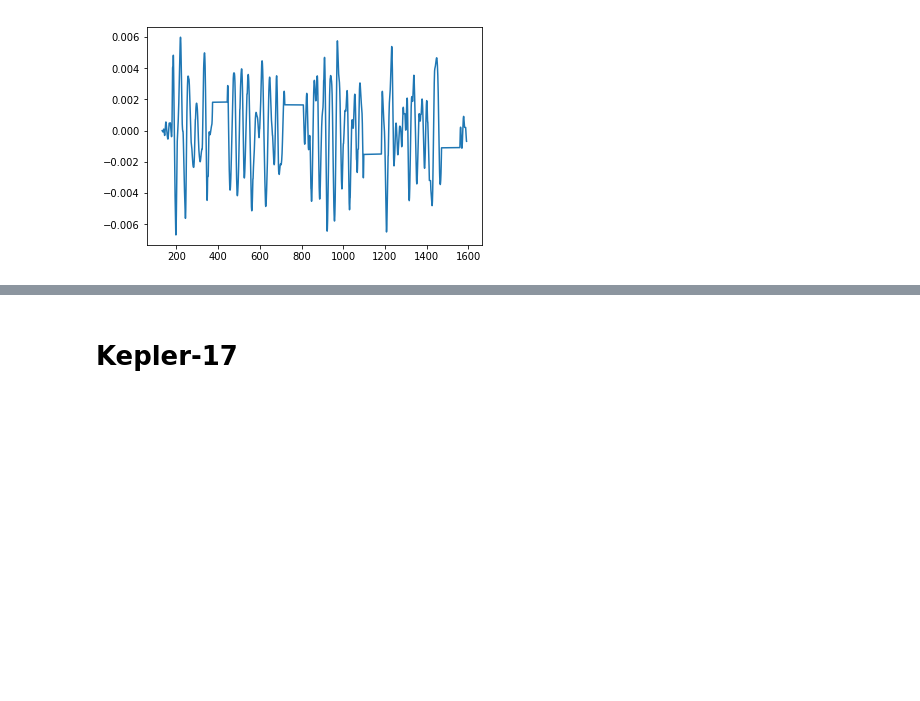
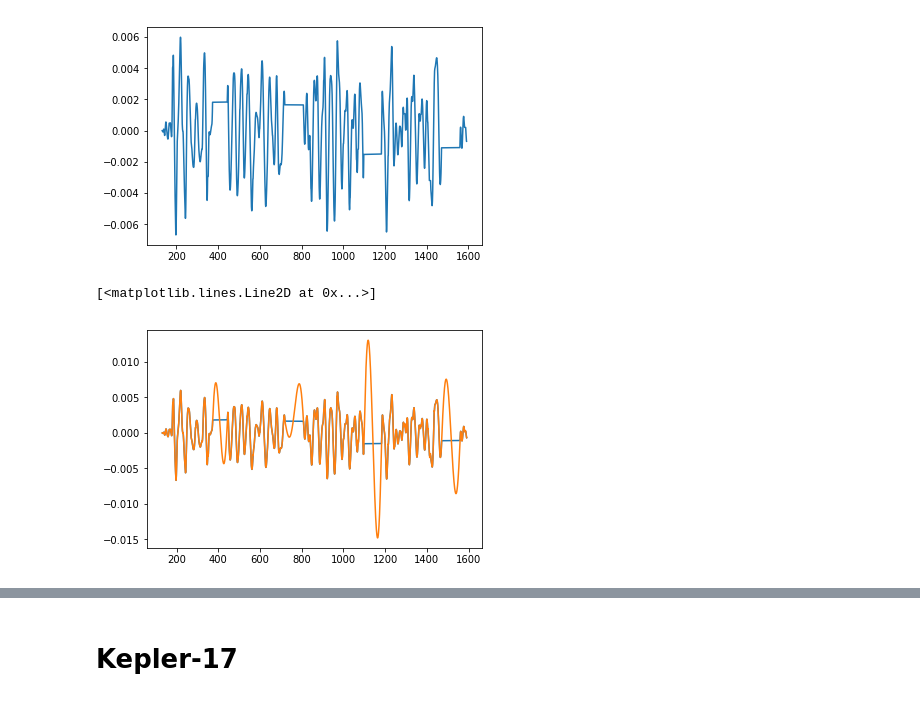
Before and after one commit to bmorris3/starsongs, a Jupyter notebook: sonify.ipynb, the cells around one changed output, grey strips where cells are left out. Saved outputs shown, nothing was run; the diff lists cells and outputs as text; code cells hidden in the pictures; blank space fills up the shorter version.

```diff
--- a/sonify.ipynb
+++ b/sonify.ipynb
@@ -137,6 +137,34 @@ plt.plot(time, flux)
 # %% [output]
 [<matplotlib.lines.Line2D at 0x...>]
 [figure]
+# %%
+plt.plot(time, flux)
+
+import celerite
+from celerite import terms
+
+kernel = terms.SHOTerm(log_S0=0, log_omega0=0, log_Q=1/np.sqrt(2))
+gp = celerite.GP(kernel)
+gp.compute(time)
+
+from scipy.optimize import minimize
+
+def neg_log_like(params, y, gp):
+    gp.set_parameter_vector(params)
+    return -gp.log_likelihood(y)
+
+initial_params = gp.get_parameter_vector()
+bounds = gp.get_parameter_bounds()
+
+r = minimize(neg_log_like, initial_params, method="L-BFGS-B", args=(flux, gp)) #  bounds=bounds,
+gp.set_parameter_vector(r.x)
+
+x = np.linspace(time.min(), time.max(), 10000)
+predicted_flux = gp.predict(flux, x, return_cov=False)
+plt.plot(x, predicted_flux)
+# %% [output]
+[<matplotlib.lines.Line2D at 0x...>]
+[figure, added]
 # %%
 flux = np.tile(np.concatenate([flux, flux[::-1]]), 5)
 fig, ax = write_wave(100*flux[::2], len(flux[::2]), sampling_rate*2, path='k296.wav')
```
Also changed, not shown: parts of 1 cell of this notebook.
